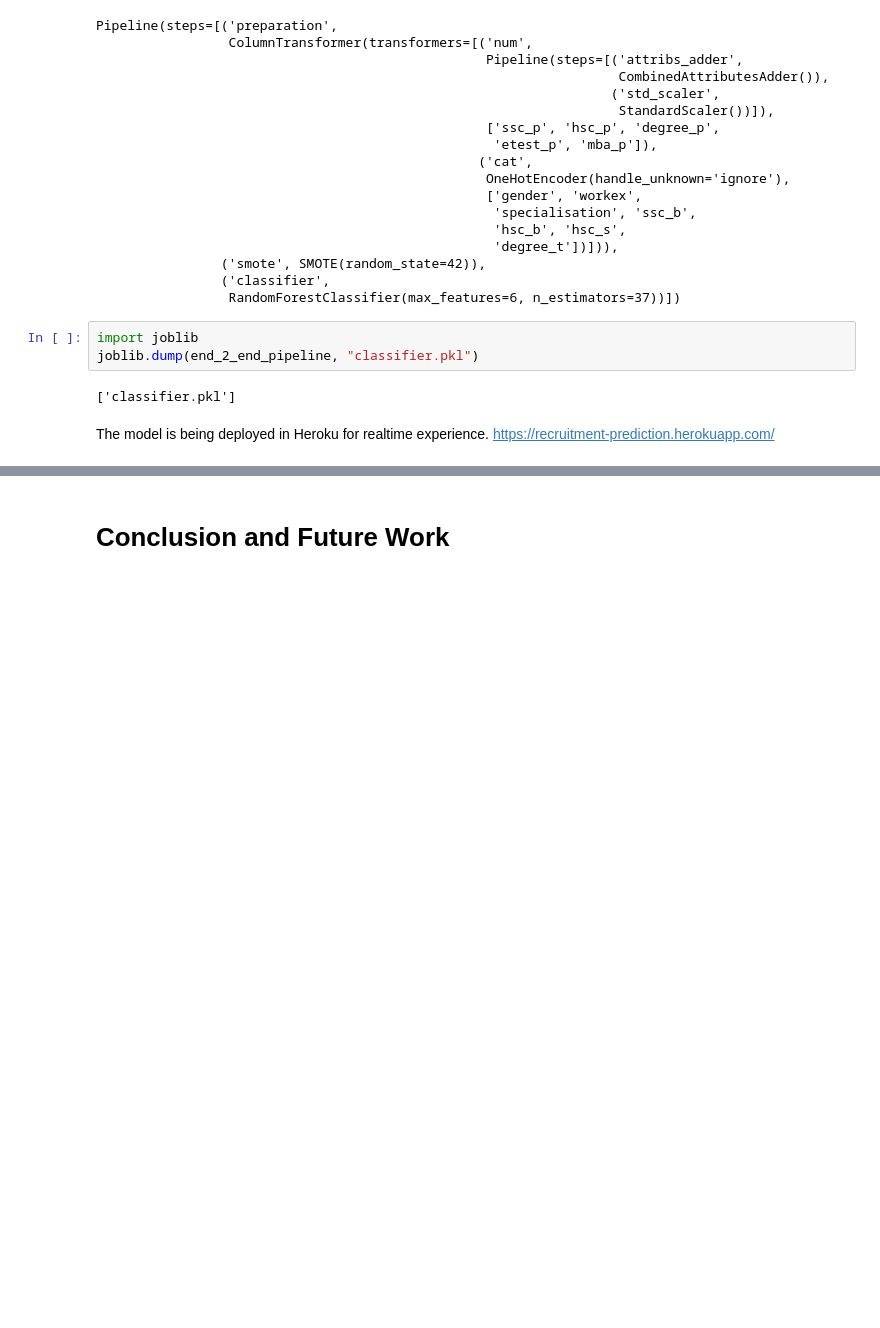
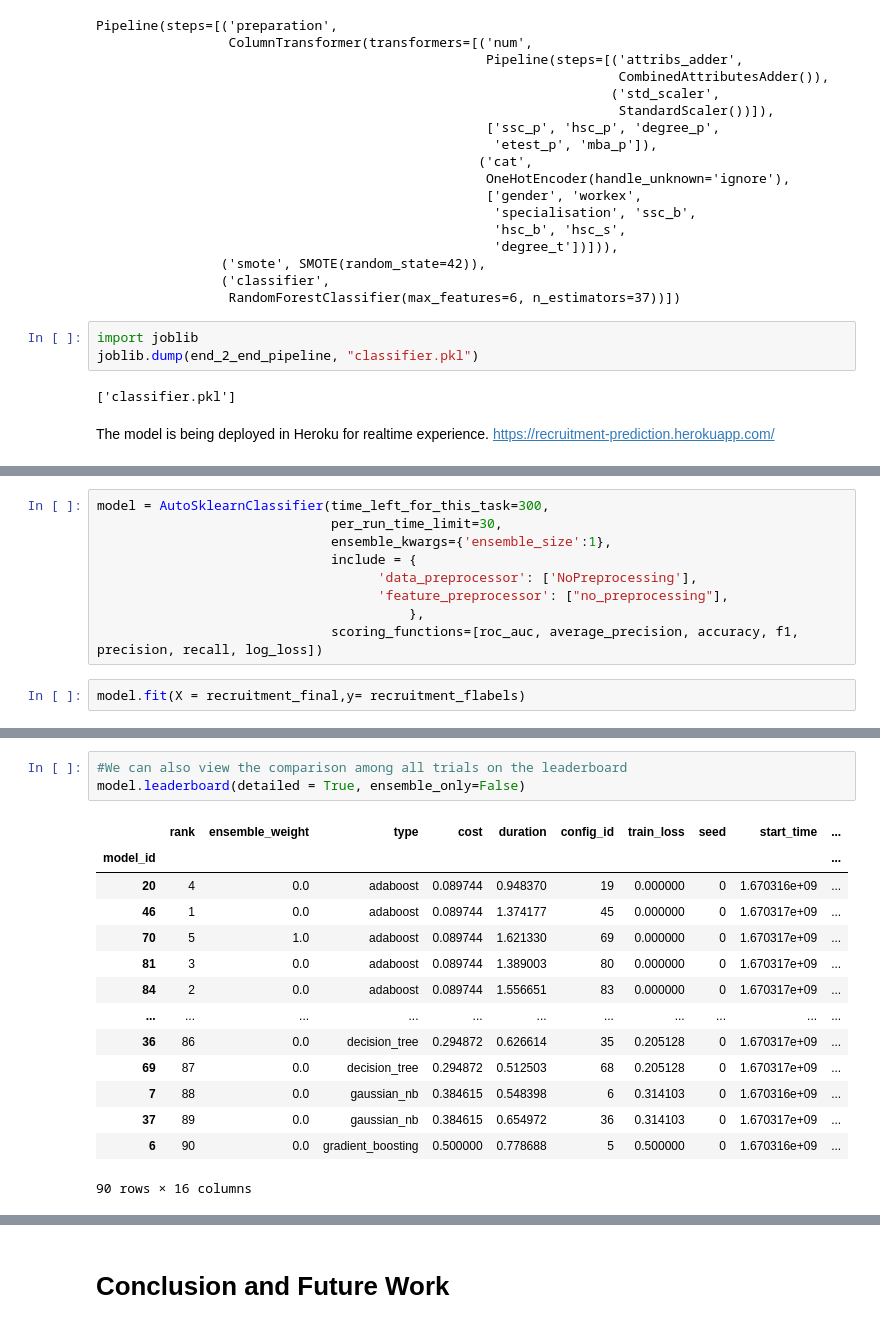
Before and after one commit to Kirushikesh/Campus_Recruitment_Prediction, a Jupyter notebook: CR_Machine_Learning.ipynb, the cells around one changed output, grey strips where cells are left out. Drawn from its saved outputs; the diff is of its cells as text; blank space fills up the shorter version.

Commit message:
Added AutoML part

```diff
--- a/CR_Machine_Learning.ipynb
+++ b/CR_Machine_Learning.ipynb
@@ -1063,0 +1156,11 @@ The model is being deployed in Heroku for realtime experience. https://recruitme
+# %%
+model = AutoSklearnClassifier(time_left_for_this_task=300,
+                              per_run_time_limit=30,
+                              ensemble_kwargs={'ensemble_size':1},
+                              include = {
+                                    'data_preprocessor': ['NoPreprocessing'],
+                                    'feature_preprocessor': ["no_preprocessing"],
+                                        },
+                              scoring_functions=[roc_auc, average_precision, accuracy, f1, precision, recall, log_loss])
+# %%
+model.fit(X = recruitment_final,y= recruitment_flabels)
@@ -1063,0 +1224,18 @@ The model is being deployed in Heroku for realtime experience. https://recruitme
+# %%
+#We can also view the comparison among all trials on the leaderboard
+model.leaderboard(detailed = True, ensemble_only=False)
+# %% [output]
+|  | rank | ensemble_weight | type | cost | duration | config_id | train_loss | seed | start_time | ... |
+| model_id |  |  |  |  |  |  |  |  |  | ... |
+| 20 | 4 | 0.0 | adaboost | 0.089744 | 0.948370 | 19 | 0.000000 | 0 | 1.670316e+09 | ... |
+| 46 | 1 | 0.0 | adaboost | 0.089744 | 1.374177 | 45 | 0.000000 | 0 | 1.670317e+09 | ... |
+| 70 | 5 | 1.0 | adaboost | 0.089744 | 1.621330 | 69 | 0.000000 | 0 | 1.670317e+09 | ... |
+| 81 | 3 | 0.0 | adaboost | 0.089744 | 1.389003 | 80 | 0.000000 | 0 | 1.670317e+09 | ... |
+| 84 | 2 | 0.0 | adaboost | 0.089744 | 1.556651 | 83 | 0.000000 | 0 | 1.670317e+09 | ... |
+| ... | ... | ... | ... | ... | ... | ... | ... | ... | ... | ... |
+| 36 | 86 | 0.0 | decision_tree | 0.294872 | 0.626614 | 35 | 0.205128 | 0 | 1.670317e+09 | ... |
+| 69 | 87 | 0.0 | decision_tree | 0.294872 | 0.512503 | 68 | 0.205128 | 0 | 1.670317e+09 | ... |
+| 7 | 88 | 0.0 | gaussian_nb | 0.384615 | 0.548398 | 6 | 0.314103 | 0 | 1.670316e+09 | ... |
+| 37 | 89 | 0.0 | gaussian_nb | 0.384615 | 0.654972 | 36 | 0.314103 | 0 | 1.670317e+09 | ... |
+| 6 | 90 | 0.0 | gradient_boosting | 0.500000 | 0.778688 | 5 | 0.500000 | 0 | 1.670316e+09 | ... |
+90 rows × 16 columns
```
Also changed, not shown: parts of 18 cells of this notebook.
